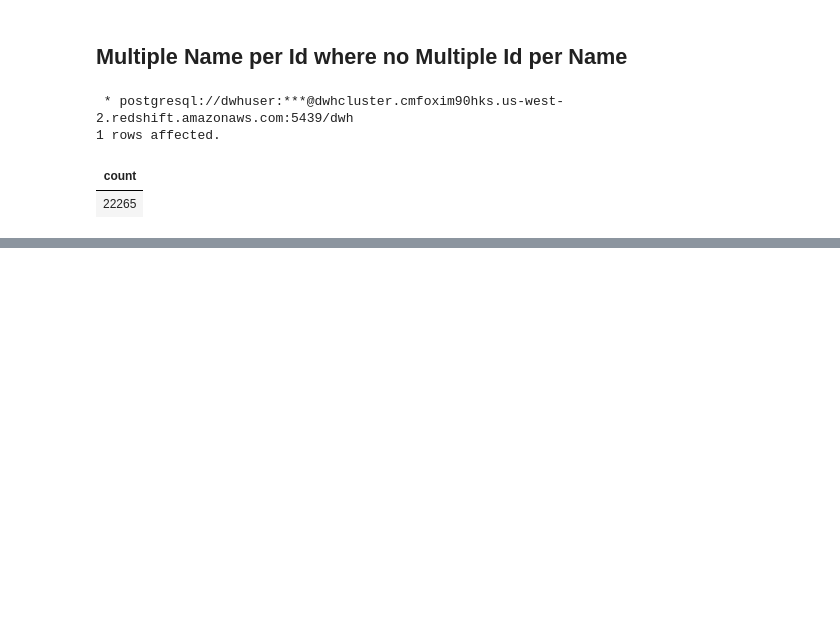
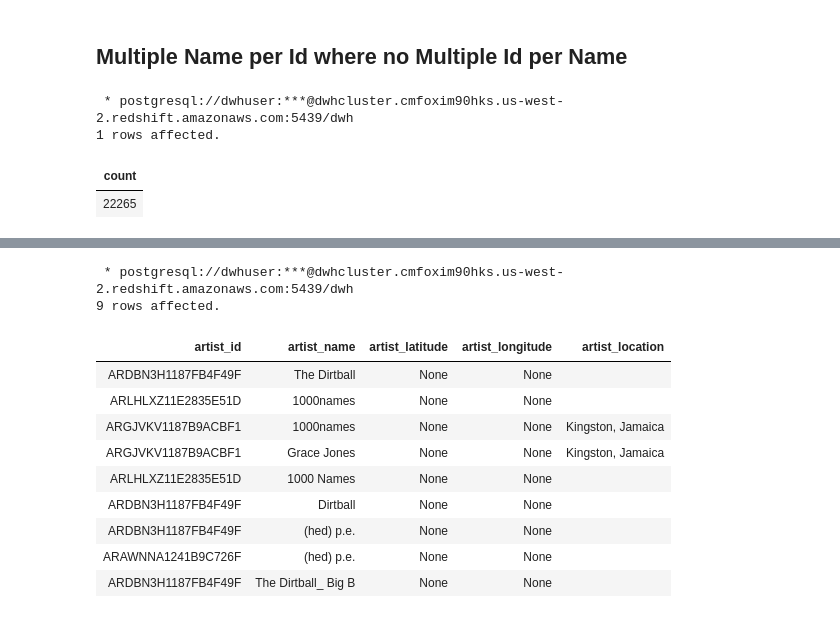
Before and after one commit to joseph-higaki/UDataEng_L03_P02_S3toRedshiftDW, a Jupyter notebook: artist_cleaning.ipynb, the cells around one changed output, grey strips where cells are left out. Saved outputs shown, nothing was run; the diff lists cells and outputs as text; code cells hidden in the pictures; blank space fills up the shorter version.

```diff
--- a/artist_cleaning.ipynb
+++ b/artist_cleaning.ipynb
@@ -271,0 +562,20 @@ May vary between
+# %%
+%%sql
+select *
+from staging_artist_row
+where 1=1
+and (artist_id in ('ARDBN3H1187FB4F49F', 'ARAWNNA1241B9C726F','ARGJVKV1187B9ACBF1', 'ARLHLXZ11E2835E51D')
+ or artist_name in ( '(hed) p.e.', '1000names'))
+# %% [output]
+ * postgresql://dwhuser:***@dwhcluster.cmfoxim90hks.us-west-2.redshift.amazonaws.com:5439/dwh
+9 rows affected.
+| artist_id | artist_name | artist_latitude | artist_longitude | artist_location |
+| ARDBN3H1187FB4F49F | The Dirtball | None | None |  |
+| ARLHLXZ11E2835E51D | 1000names | None | None |  |
+| ARGJVKV1187B9ACBF1 | 1000names | None | None | Kingston, Jamaica |
+| ARGJVKV1187B9ACBF1 | Grace Jones | None | None | Kingston, Jamaica |
+| ARLHLXZ11E2835E51D | 1000 Names | None | None |  |
+| ARDBN3H1187FB4F49F | Dirtball | None | None |  |
+| ARDBN3H1187FB4F49F | (hed) p.e. | None | None |  |
+| ARAWNNA1241B9C726F | (hed) p.e. | None | None |  |
+| ARDBN3H1187FB4F49F | The Dirtball_ Big B | None | None |  |
```
Also changed, not shown: parts of 25 cells of this notebook.
